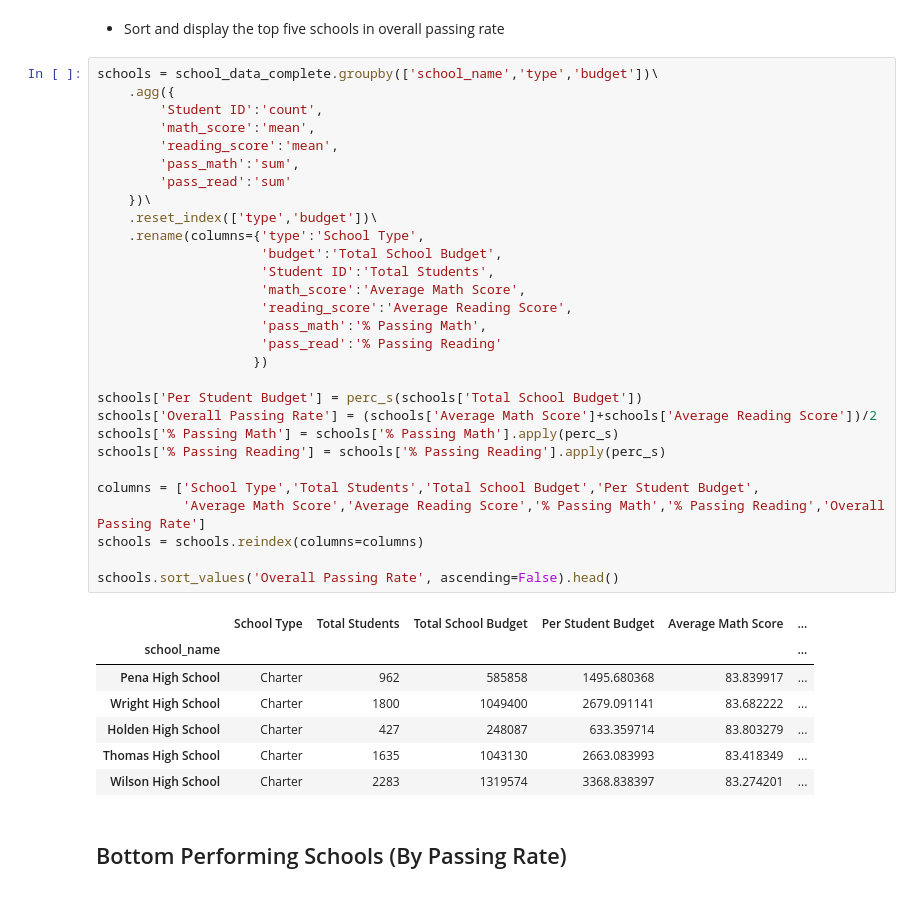
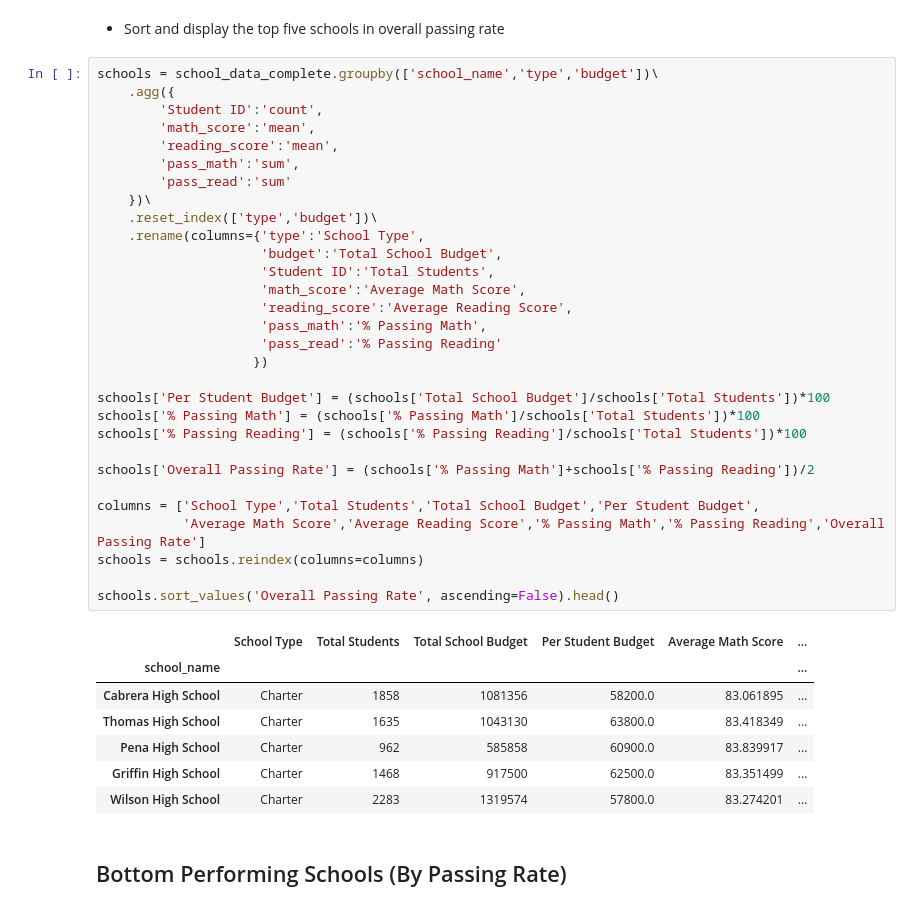
Before and after one commit to mtbulut/Pandas-Challenge-1, a Jupyter notebook: PyCitySchools/PyCitySchools_starter.ipynb, the cells around one changed output. Drawn from its saved outputs; the diff is of its cells as text.

Commit message:
Corrected % Passing calculations - total_s had incorrect denominator.

```diff
--- a/PyCitySchools/PyCitySchools_starter.ipynb
+++ b/PyCitySchools/PyCitySchools_starter.ipynb
@@ -99,40 +95,41 @@ district_df
 # %%
 schools = school_data_complete.groupby(['school_name','type','budget'])\
     .agg({
         'Student ID':'count',
         'math_score':'mean',
         'reading_score':'mean',
         'pass_math':'sum',
         'pass_read':'sum'
     })\
     .reset_index(['type','budget'])\
     .rename(columns={'type':'School Type',
                      'budget':'Total School Budget',
                      'Student ID':'Total Students',
                      'math_score':'Average Math Score',
                      'reading_score':'Average Reading Score',
                      'pass_math':'% Passing Math',
                      'pass_read':'% Passing Reading'
                     })
 
-schools['Per Student Budget'] = perc_s(schools['Total School Budget'])
-schools['Overall Passing Rate'] = (schools['Average Math Score']+schools['Average Reading Score'])/2
-schools['% Passing Math'] = schools['% Passing Math'].apply(perc_s)
-schools['% Passing Reading'] = schools['% Passing Reading'].apply(perc_s)
+schools['Per Student Budget'] = (schools['Total School Budget']/schools['Total Students'])*100
+schools['% Passing Math'] = (schools['% Passing Math']/schools['Total Students'])*100
+schools['% Passing Reading'] = (schools['% Passing Reading']/schools['Total Students'])*100
+
+schools['Overall Passing Rate'] = (schools['% Passing Math']+schools['% Passing Reading'])/2
 
 columns = ['School Type','Total Students','Total School Budget','Per Student Budget',
            'Average Math Score','Average Reading Score','% Passing Math','% Passing Reading','Overall Passing Rate']
 schools = schools.reindex(columns=columns)
 
 schools.sort_values('Overall Passing Rate', ascending=False).head()
 # %% [output]
 |  | School Type | Total Students | Total School Budget | Per Student Budget | Average Math Score | ... |
 | school_name |  |  |  |  |  | ... |
-| Pena High School | Charter | 962 | 585858 | 1495.680368 | 83.839917 | ... |
-| Wright High School | Charter | 1800 | 1049400 | 2679.091141 | 83.682222 | ... |
-| Holden High School | Charter | 427 | 248087 | 633.359714 | 83.803279 | ... |
-| Thomas High School | Charter | 1635 | 1043130 | 2663.083993 | 83.418349 | ... |
-| Wilson High School | Charter | 2283 | 1319574 | 3368.838397 | 83.274201 | ... |
+| Cabrera High School | Charter | 1858 | 1081356 | 58200.0 | 83.061895 | ... |
+| Thomas High School | Charter | 1635 | 1043130 | 63800.0 | 83.418349 | ... |
+| Pena High School | Charter | 962 | 585858 | 60900.0 | 83.839917 | ... |
+| Griffin High School | Charter | 1468 | 917500 | 62500.0 | 83.351499 | ... |
+| Wilson High School | Charter | 2283 | 1319574 | 57800.0 | 83.274201 | ... |
 # %% [markdown]
 ## Bottom Performing Schools (By Passing Rate)
 # %% [markdown]
```
Also changed, not shown: parts of 2 cells of this notebook.
